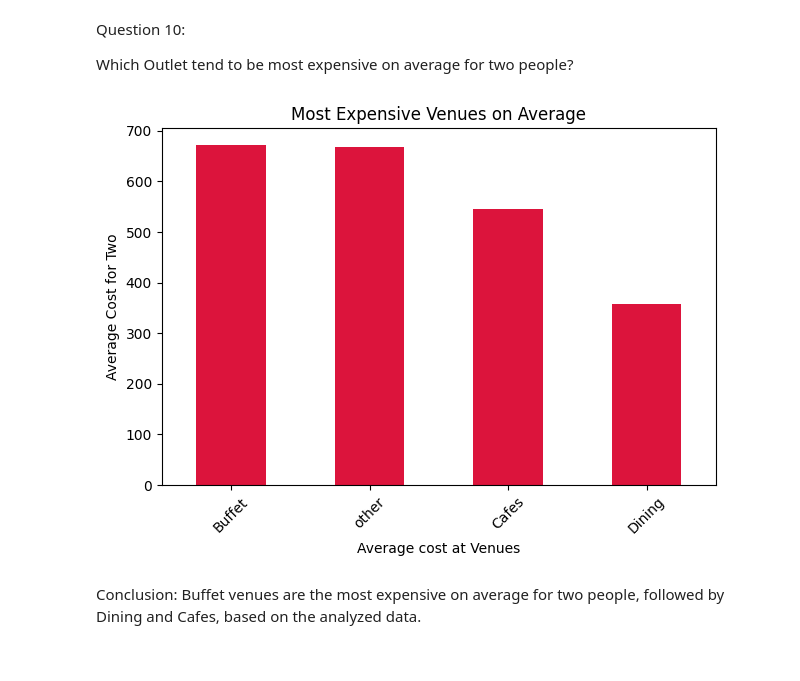
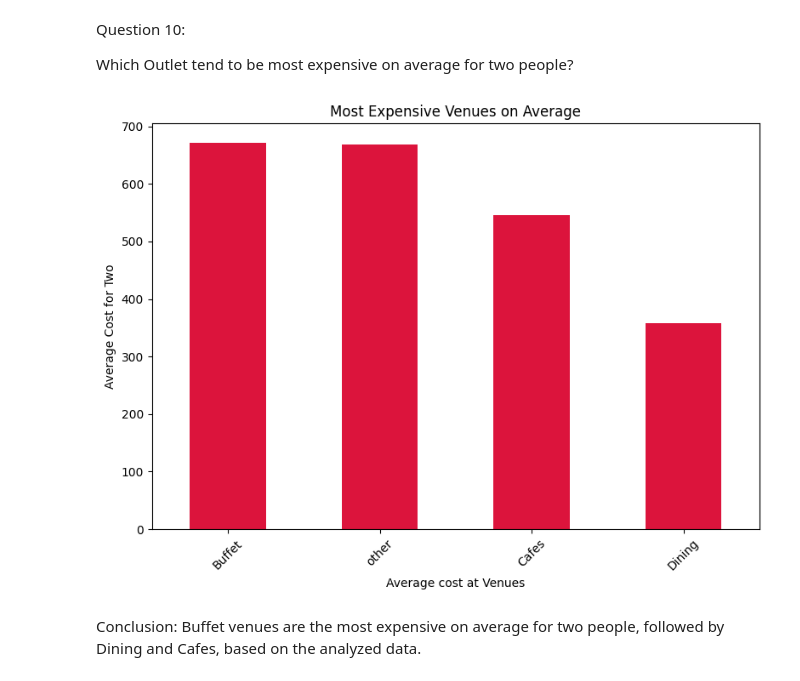
Before and after one commit to Vanshaj14Mohan/Zomata-Data-Analysis, a Jupyter notebook: Files/main.ipynb, the cells around one changed output. Cells and saved outputs as stored; diff of their text form; code cells hidden in the pictures.

```diff
--- a/Files/main.ipynb
+++ b/Files/main.ipynb
@@ -247,16 +249,17 @@ Question 10:
 
 Which Outlet tend to be most expensive on average for two people?
 # %%
+plt.figure(figsize=(8, 6))
 df["listed_in(type)"] = df["listed_in(type)"].astype(str)
 venue_cost = df.groupby("listed_in(type)")['approx_cost(for two people)'].mean().sort_values(ascending=False).head(10)
 venue_cost.plot(kind='bar', color='crimson')
 plt.title("Most Expensive Venues on Average")
 plt.xlabel("Average cost at Venues")
 plt.ylabel("Average Cost for Two")
 plt.xticks(rotation=45)
 plt.tight_layout()
 plt.show()
 # %% [output]
-[figure, old version]
+[figure, new version]
 # %% [markdown]
 Conclusion: Buffet venues are the most expensive on average for two people, followed by Dining and Cafes, based on the analyzed data.
```
Also changed, not shown: parts of 2 cells of this notebook.
